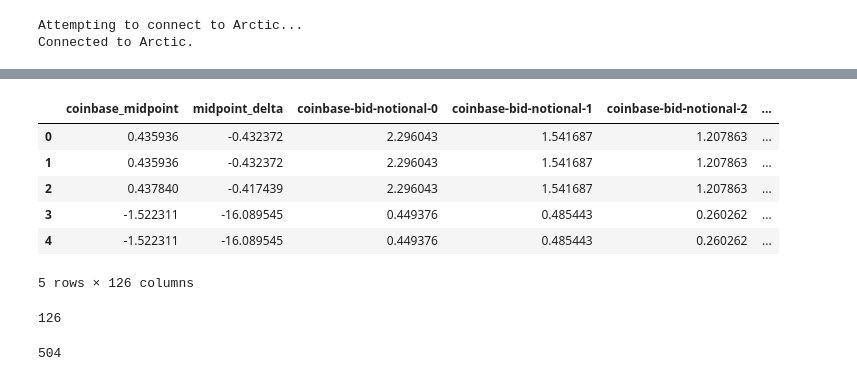
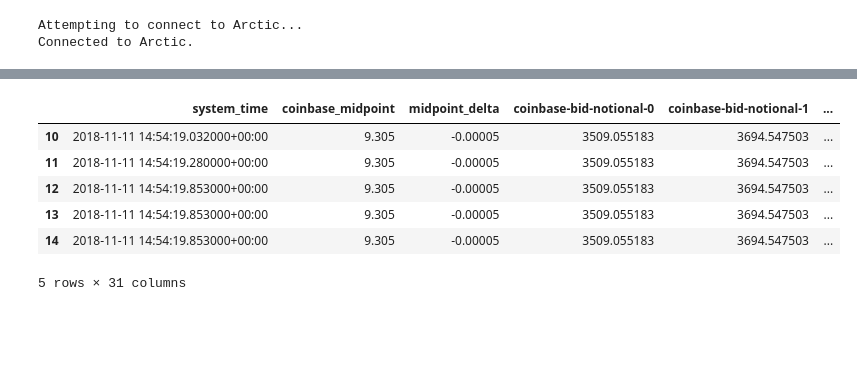
Before and after one commit to sadighian/crypto-rl, a Jupyter notebook: Crypto_Environment.ipynb, the cells around one changed output, grey strips where cells are left out. Drawn from its saved outputs; the diff is of its cells as text; code cells hidden in the pictures; blank space fills up the shorter version.

```diff
--- a/Crypto_Environment.ipynb
+++ b/Crypto_Environment.ipynb
@@ -14,10 +15,10 @@ Attempting to connect to Arctic...
 Connected to Arctic.
 # %%
 query = dict({
-    'ccy': ['BCH-USD', 'tBCHUSD'],
-    'start_date': 20181104,
-    'end_date': 20181106
+    'ccy': ['ETC-USD', 'tETCUSD'],
+    'start_date': 20181111,
+    'end_date': 20181113
 })
 
-normalized_data = sim.get_orderbook_snapshot_history_normalized(query=query, lags=3)
+tick_history = sim.get_tick_history(query)
 # %% [output]
@@ -44,0 +66,7 @@ data = pd.DataFrame(normalized_data,
+# %%
+coinbaseOrderBook = CoinbaseOrderBook(query['ccy'][0])
+bitfinexOrderBook = BitfinexOrderBook(query['ccy'][1])
+
+orderbook_snapshot_history = sim.get_orderbook_snapshot_history(coinbaseOrderBook,
+                                                                bitfinexOrderBook,
+                                                                tick_history[:2000000])
@@ -45,17 +108,10 @@ data = pd.DataFrame(normalized_data,
 # %%
-data.head()
+orderbook_snapshot_history.head()
 # %% [output]
-|  | coinbase_midpoint | midpoint_delta | coinbase-bid-notional-0 | coinbase-bid-notional-1 | coinbase-bid-notional-2 | ... |
-| 0 | 0.435936 | -0.432372 | 2.296043 | 1.541687 | 1.207863 | ... |
-| 1 | 0.435936 | -0.432372 | 2.296043 | 1.541687 | 1.207863 | ... |
-| 2 | 0.437840 | -0.417439 | 2.296043 | 1.541687 | 1.207863 | ... |
-| 3 | -1.522311 | -16.089545 | 0.449376 | 0.485443 | 0.260262 | ... |
-| 4 | -1.522311 | -16.089545 | 0.449376 | 0.485443 | 0.260262 | ... |
+|  | system_time | coinbase_midpoint | midpoint_delta | coinbase-bid-notional-0 | coinbase-bid-notional-1 | ... |
+| 10 | 2018-11-11 14:54:19.032000+00:00 | 9.305 | -0.00005 | 3509.055183 | 3694.547503 | ... |
+| 11 | 2018-11-11 14:54:19.280000+00:00 | 9.305 | -0.00005 | 3509.055183 | 3694.547503 | ... |
+| 12 | 2018-11-11 14:54:19.853000+00:00 | 9.305 | -0.00005 | 3509.055183 | 3694.547503 | ... |
+| 13 | 2018-11-11 14:54:19.853000+00:00 | 9.305 | -0.00005 | 3509.055183 | 3694.547503 | ... |
+| 14 | 2018-11-11 14:54:19.853000+00:00 | 9.305 | -0.00005 | 3509.055183 | 3694.547503 | ... |
-5 rows × 126 columns
+5 rows × 31 columns
-# %%
-
-columns = data.columns.tolist()
-
-len(columns)
-# %% [output]
-126
@@ -70,4 +117,0 @@ if lags > 0:
-# %%
-len(sim.get_feature_labels(False, lags=3))
-# %% [output]
-504
```
Also changed, not shown: parts of 21 cells of this notebook, 8 other files.
